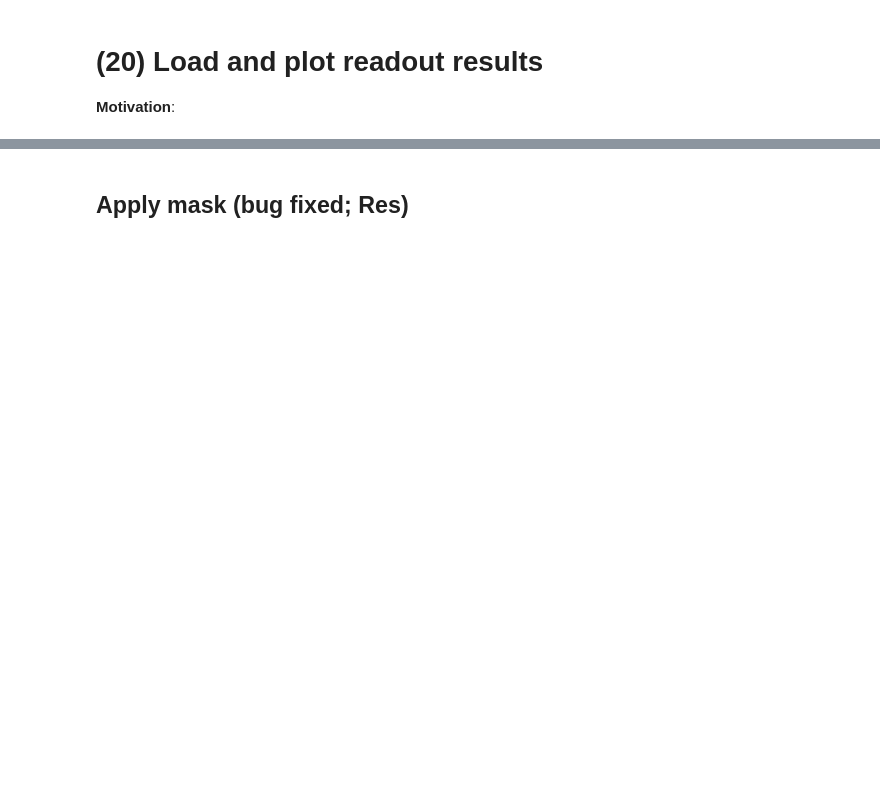
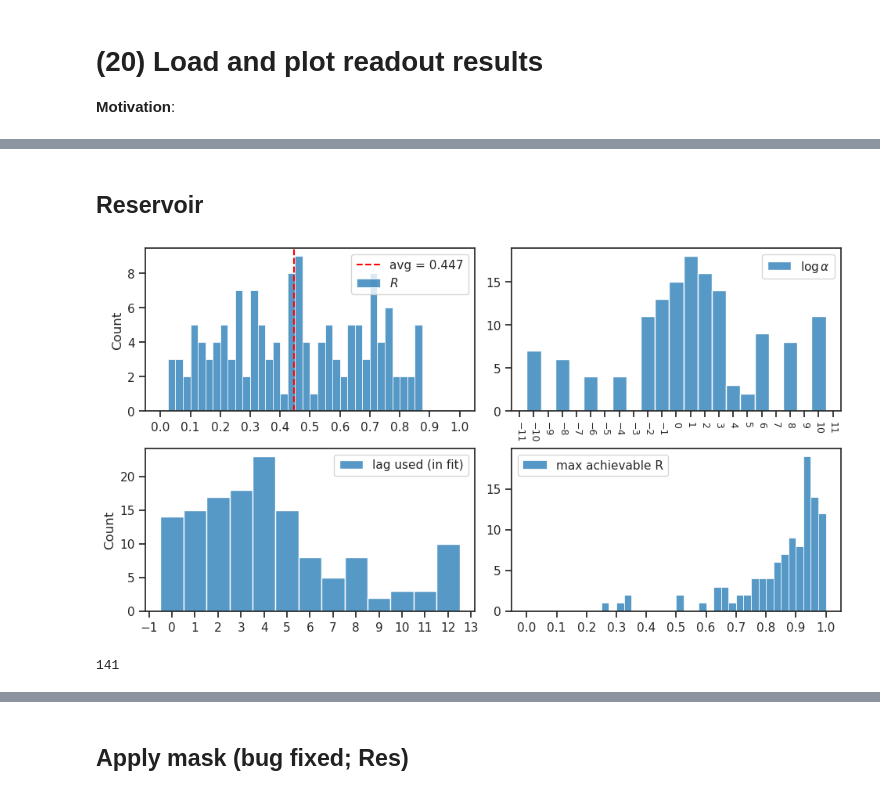
Before and after one commit to hadivafaii/jb-MTMST, a Jupyter notebook: _sources/nb/2023-04/20_examine-readout-GABAN.ipynb, the cells around one changed output, grey strips where cells are left out. Drawn from its saved outputs; the diff is of its cells as text; code cells hidden in the pictures; blank space fills up the shorter version.

```diff
--- a/_sources/nb/2023-04/20_examine-readout-GABAN.ipynb
+++ b/_sources/nb/2023-04/20_examine-readout-GABAN.ipynb
@@ -57,0 +58,11 @@ df
+# %% [markdown]
+## Reservoir
+# %%
+fit_name = 'reservoir_nf-420_(2023_04_27,18:40)'
+df, df_all, ro_all, args, tr = summarize_neural_fits(fit_name)
+
+_ = show_neural_results(df)
+len(df)
+# %% [output]
+[figure, added]
+141
```
Also changed, not shown: parts of 33 cells of this notebook, 34 other files.
